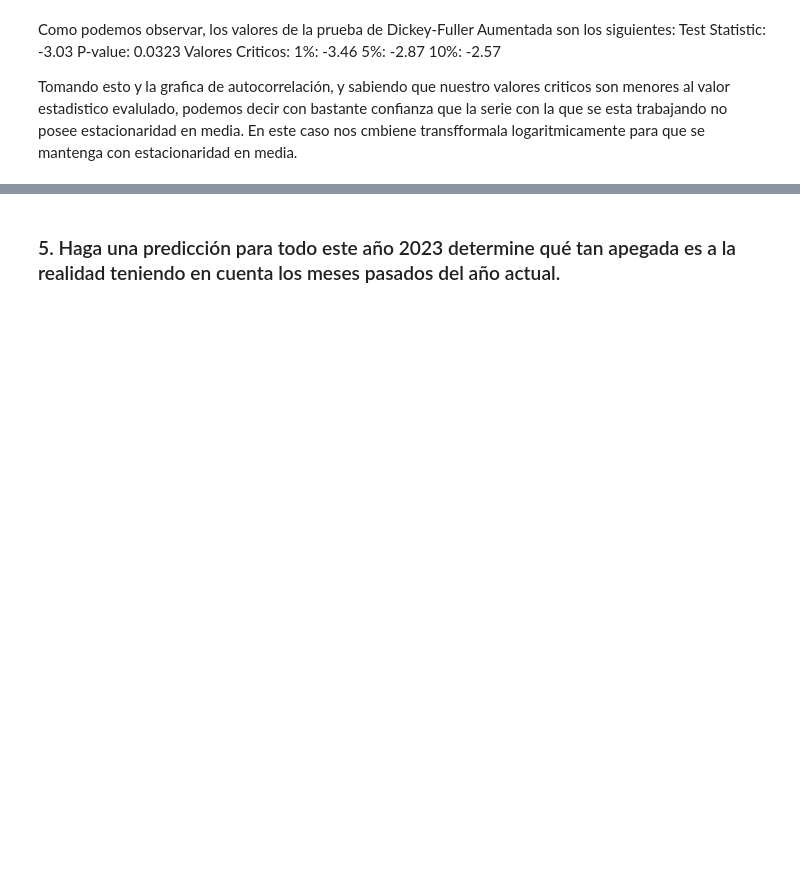
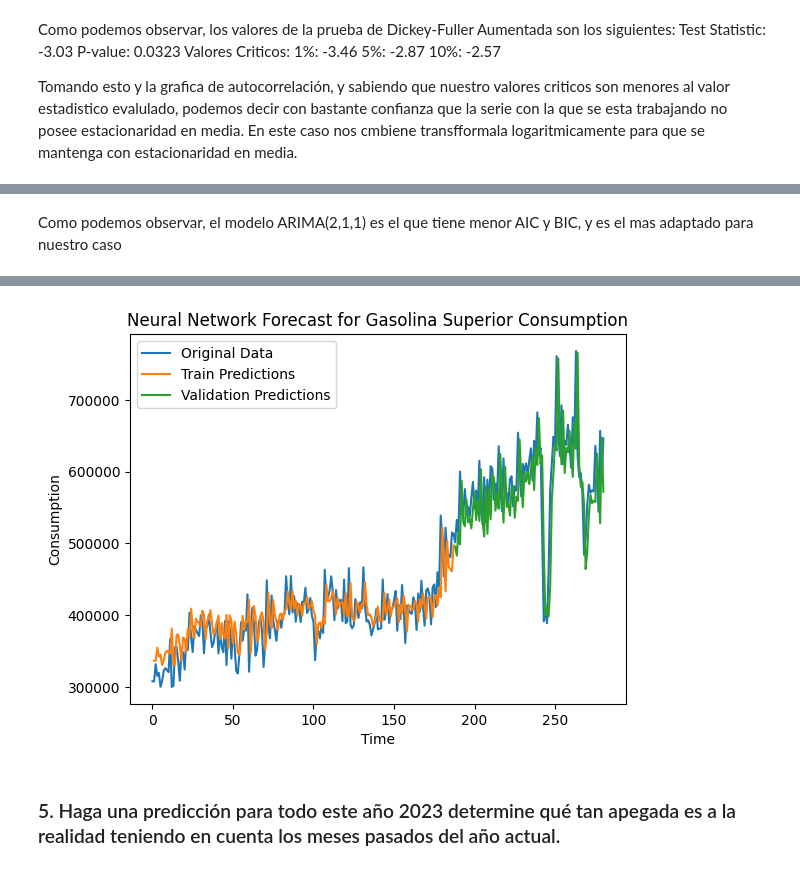
Before and after one commit to CrisLayB/DataScience_Lab02, a Jupyter notebook: ConsumoGasolina.ipynb, the cells around one changed output, grey strips where cells are left out. Cells and saved outputs as stored; diff of their text form; code cells hidden in the pictures; blank space fills up the shorter version.

```diff
--- a/ConsumoGasolina.ipynb
+++ b/ConsumoGasolina.ipynb
@@ -488,0 +546,62 @@ Tomando esto y la grafica de autocorrelación, y sabiendo que nuestro valores cr
+# %% [markdown]
+Como podemos observar, el modelo ARIMA(2,1,1) es el que tiene menor AIC y BIC, y es el mas adaptado para nuestro caso
+# %%
+import pandas as pd
+import numpy as np
+from sklearn.preprocessing import MinMaxScaler
+from keras.models import Sequential
+from keras.layers import Dense
+import matplotlib.pyplot as plt
+
+gasolina_superior_consumption_series = df_consumption['Gasolina superior']
+
+# Function to create input-output pairs for supervised learning
+def create_dataset(dataset, look_back=1):
+    X, Y = [], []
+    for i in range(len(dataset) - look_back):
+        X.append(dataset[i:(i + look_back), 0])
+        Y.append(dataset[i + look_back, 0])
+    return np.array(X), np.array(Y)
+
+# Scaling the series to the range [0, 1]
+scaler = MinMaxScaler(feature_range=(0, 1))
+scaled_series = scaler.fit_transform(gasolina_superior_consumption_series.values.reshape(-1, 1))
+
+# Creating input-output pairs with a look-back window of 1
+look_back = 1
+X, Y = create_dataset(scaled_series, look_back)
+
+# Splitting the data into training and validation (adjust the train_size as needed)
+train_size = int(len(X) * 0.67)
+X_train, X_val = X[:train_size], X[train_size:]
+Y_train, Y_val = Y[:train_size], Y[train_size:]
+
+# Building the neural network model
+model = Sequential()
+model.add(Dense(8, input_dim=look_back, activation='relu'))
+model.add(Dense(1))
+model.compile(loss='mean_squared_error', optimizer='adam')
+
+# Training the model
+model.fit(X_train, Y_train, epochs=200, batch_size=1, verbose=1)
+
+# Making predictions
+train_predict = model.predict(X_train)
+val_predict = model.predict(X_val)
+
+# Inverting the scaling to original consumption values
+train_predict = scaler.inverse_transform(train_predict)
+Y_train = scaler.inverse_transform([Y_train])
+val_predict = scaler.inverse_transform(val_predict)
+Y_val = scaler.inverse_transform([Y_val])
+
+# Plotting the results
+plt.plot(gasolina_superior_consumption_series.values, label='Original Data')
+plt.plot(range(look_back, look_back + train_size), train_predict, label='Train Predictions')
+plt.plot(range(look_back + train_size, len(gasolina_superior_consumption_series)), val_predict, label='Validation Predictions')
+plt.legend()
+plt.xlabel('Time')
+plt.ylabel('Consumption')
+plt.title('Neural Network Forecast for Gasolina Superior Consumption')
+plt.show()
+# %% [output]
@@ -489,3 +625,4 @@ Tomando esto y la grafica de autocorrelación, y sabiendo que nuestro valores cr
+[figure, added]
 # %% [markdown]
 ### 5. Haga una predicción para todo este año 2023 determine qué tan apegada es a la realidad teniendo en cuenta los meses pasados del año actual.
 # %% [markdown]
```
Also changed, not shown: parts of 10 cells of this notebook.
